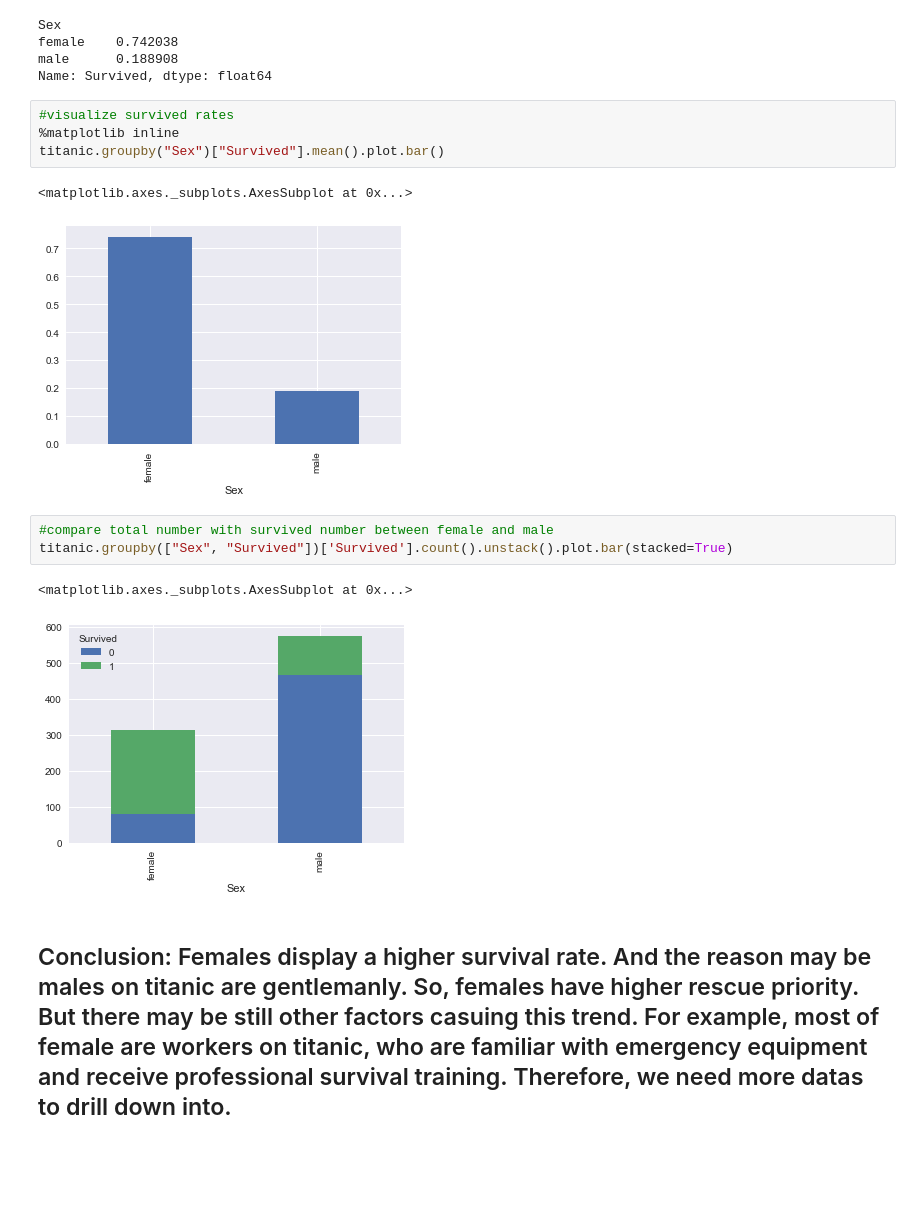
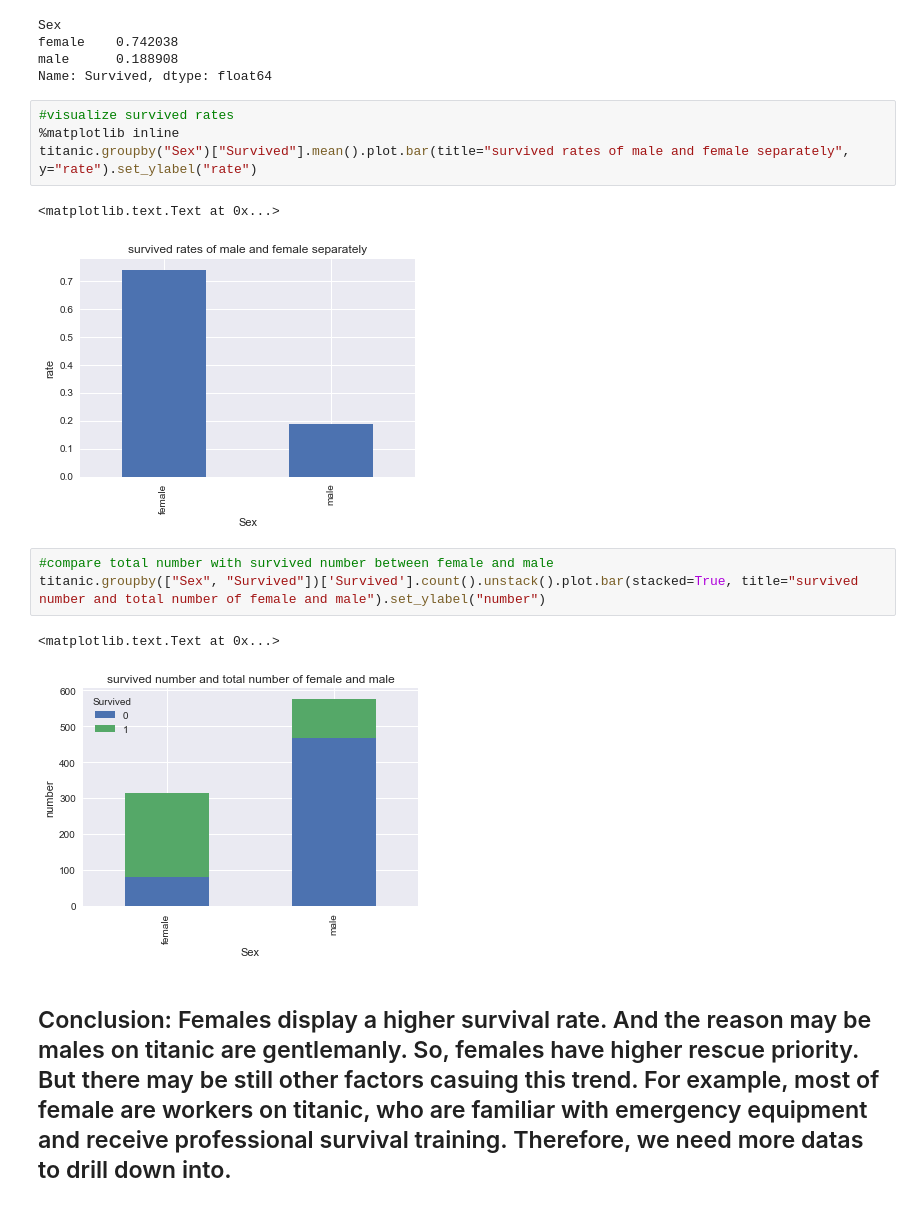
Before and after one commit to wowzero/titanic-data-analysis, a Jupyter notebook: Titanic.ipynb, the cells around one changed output. Saved outputs shown, nothing was run; the diff lists cells and outputs as text; blank space fills up the shorter version.

```diff
--- a/Titanic.ipynb
+++ b/Titanic.ipynb
@@ -122,16 +122,16 @@ Name: Survived, dtype: float64
 # %%
 #visualize survived rates
 %matplotlib inline
-titanic.groupby("Sex")["Survived"].mean().plot.bar()
+titanic.groupby("Sex")["Survived"].mean().plot.bar(title="survived rates of male and female separately", y="rate").set_ylabel("rate")
 # %% [output]
-<matplotlib.axes._subplots.AxesSubplot at 0x...>
+<matplotlib.text.Text at 0x...>
-[figure, old version]
+[figure, new version]
 # %%
 #compare total number with survived number between female and male
-titanic.groupby(["Sex", "Survived"])['Survived'].count().unstack().plot.bar(stacked=True)
+titanic.groupby(["Sex", "Survived"])['Survived'].count().unstack().plot.bar(stacked=True, title="survived number and total number of female and male").set_ylabel("number")
 # %% [output]
-<matplotlib.axes._subplots.AxesSubplot at 0x...>
+<matplotlib.text.Text at 0x...>
-[figure, old version]
+[figure, new version]
 # %% [markdown]
 ## Conclusion: Females display a higher survival rate. And the reason may be males on titanic are gentlemanly. So, females have higher rescue priority.  But there may be still other factors casuing this trend. For example, most of female are workers on titanic, who are familiar with  emergency equipment and receive professional survival training. Therefore, we need more datas to drill down into.
 # %% [markdown]
```
Also changed, not shown: parts of 4 cells of this notebook.
